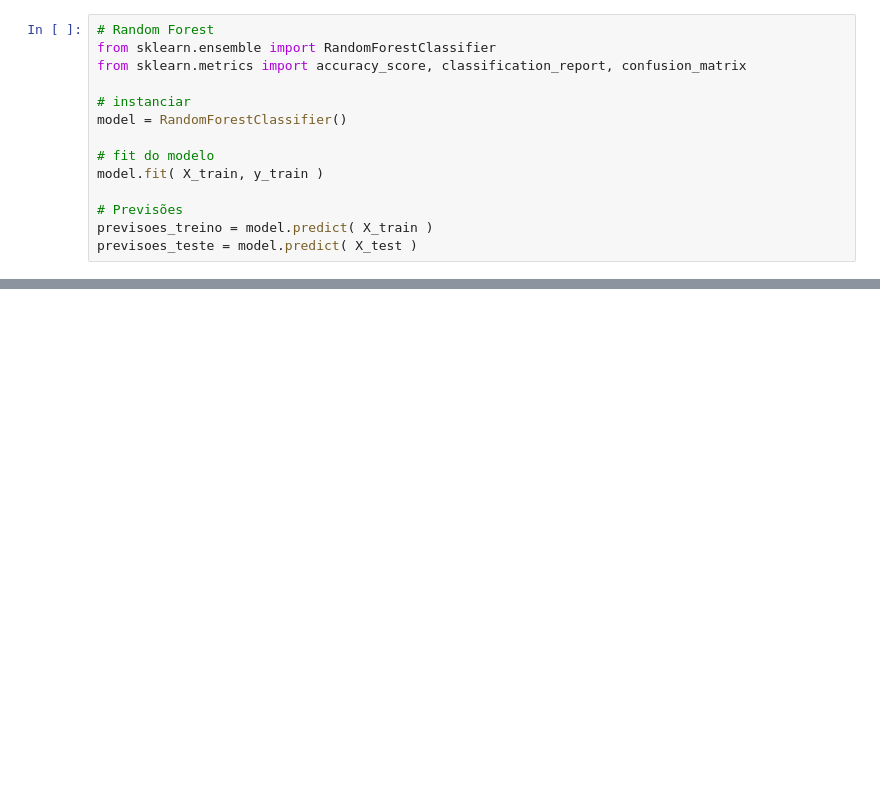
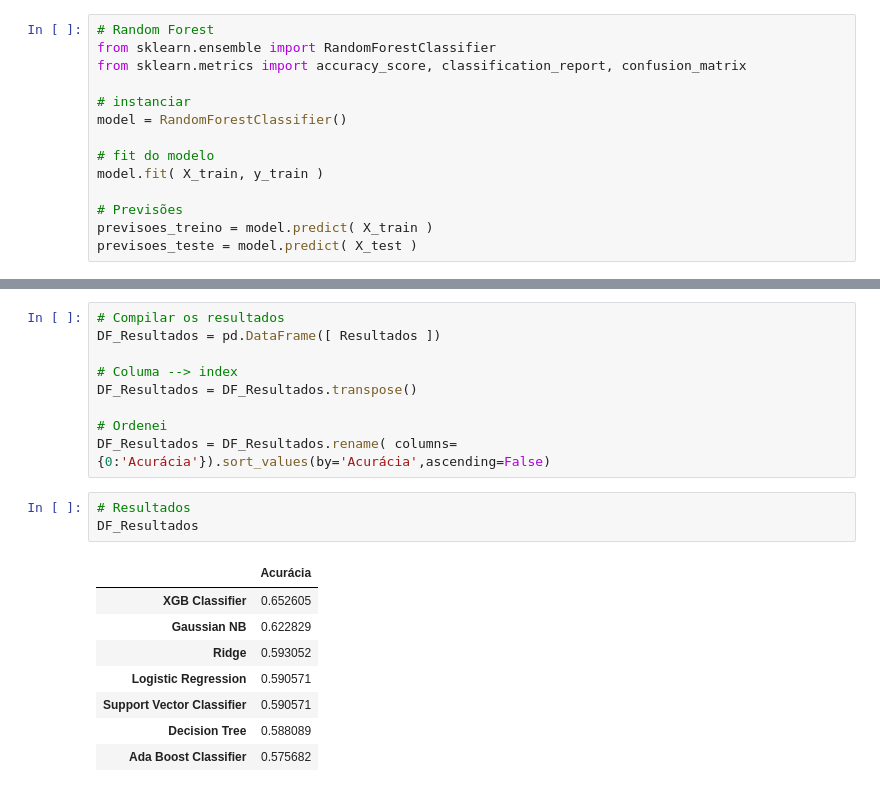
Before and after one commit to lucianawaka/bootcamp-ML, a Jupyter notebook: 10_Case_agua/10_Case_Agua_Potavel.ipynb, the cells around one changed output, grey strips where cells are left out. Cells and saved outputs as stored; diff of their text form; blank space fills up the shorter version.

```diff
--- a/10_Case_agua/10_Case_Agua_Potavel.ipynb
+++ b/10_Case_agua/10_Case_Agua_Potavel.ipynb
@@ -303,0 +358,21 @@ visualizador.show();
+# %%
+# Compilar os resultados
+DF_Resultados = pd.DataFrame([ Resultados ])
+
+# Columa --> index
+DF_Resultados = DF_Resultados.transpose()
+
+# Ordenei
+DF_Resultados = DF_Resultados.rename( columns={0:'Acurácia'}).sort_values(by='Acurácia',ascending=False)
+# %%
+# Resultados
+DF_Resultados
+# %% [output]
+|  | Acurácia |
+| XGB Classifier | 0.652605 |
+| Gaussian NB | 0.622829 |
+| Ridge | 0.593052 |
+| Logistic Regression | 0.590571 |
+| Support Vector Classifier | 0.590571 |
+| Decision Tree | 0.588089 |
+| Ada Boost Classifier | 0.575682 |
```
Also changed, not shown: parts of 11 cells of this notebook.
